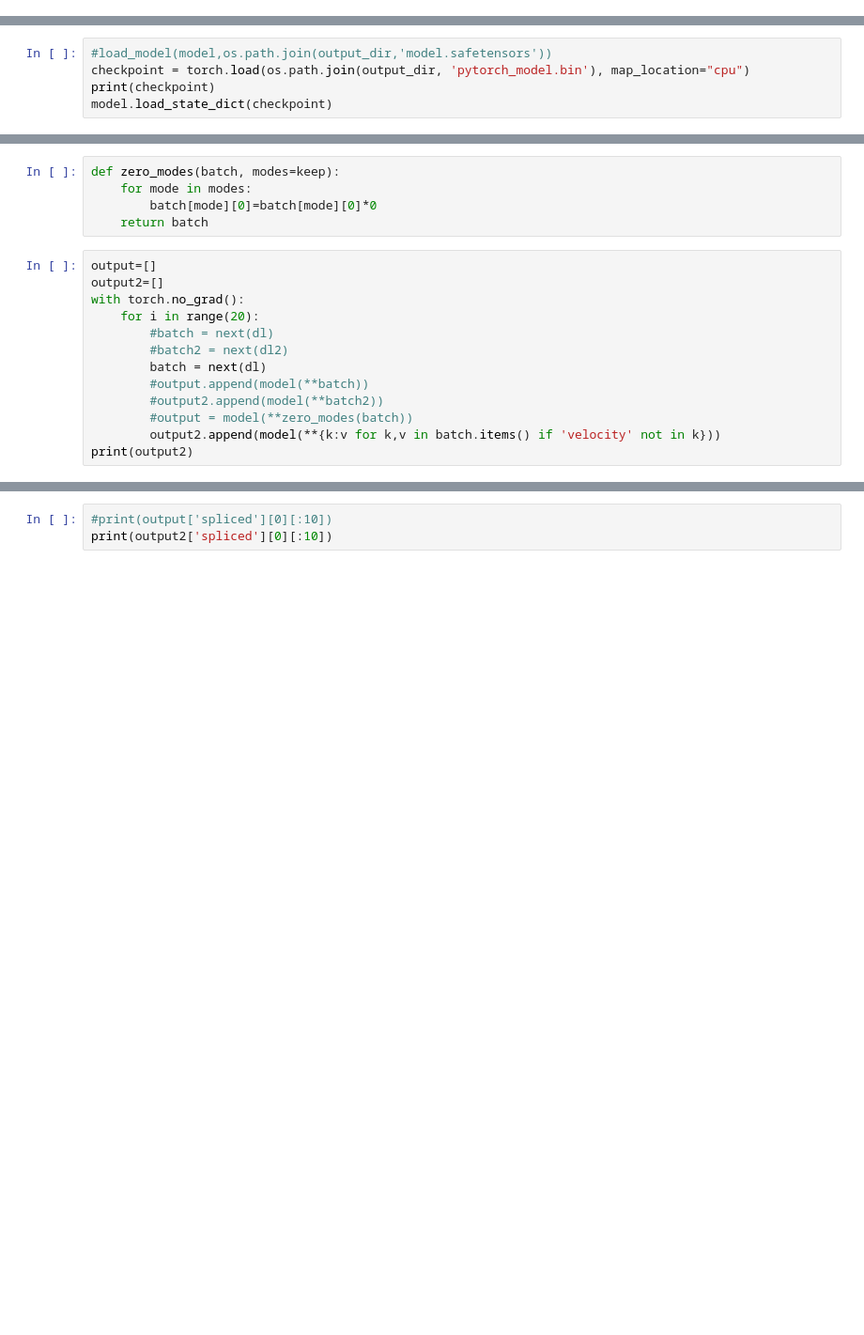
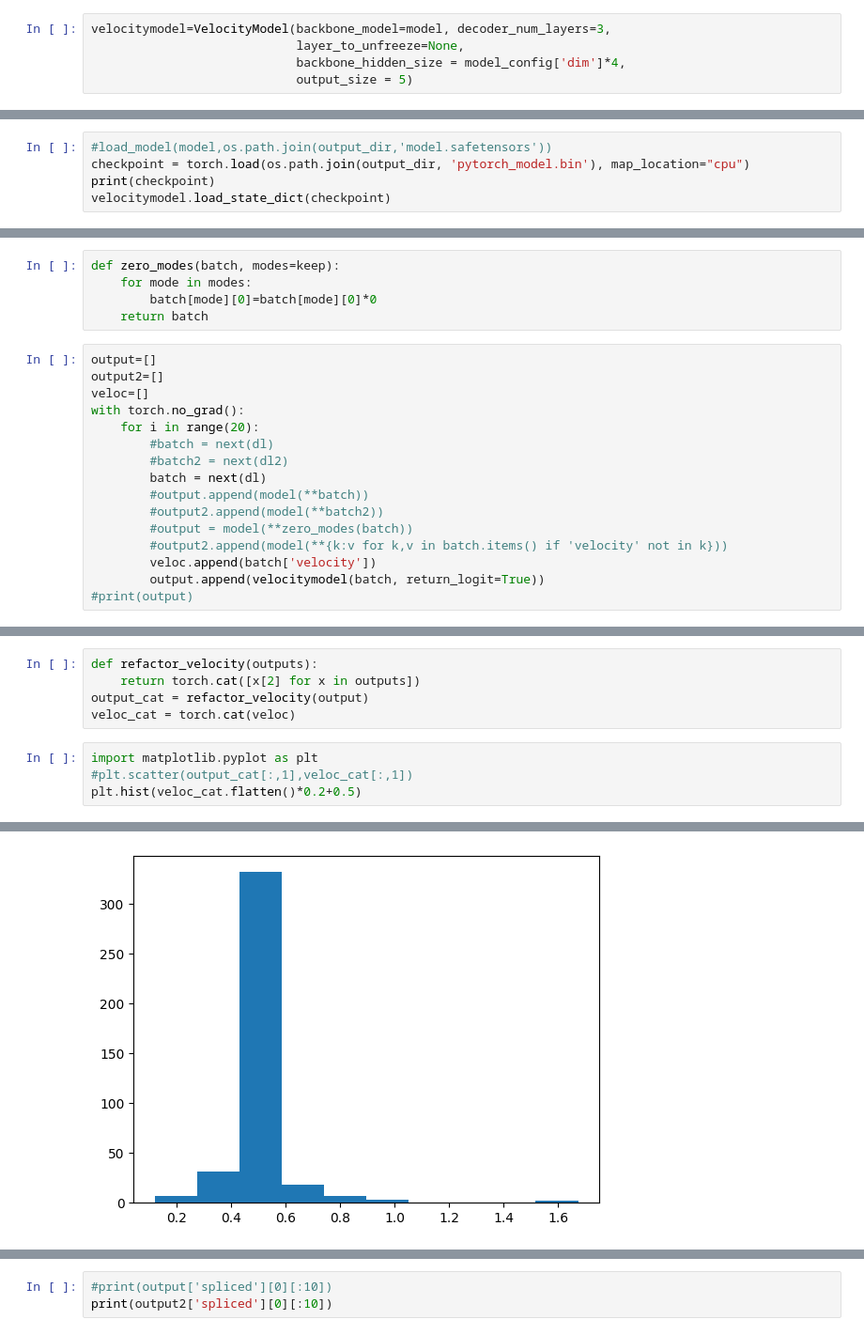
Before and after one commit to josiahbjorgaard/mca-paper, a Jupyter notebook: ModelPrototyping.ipynb, the cells around one changed output, grey strips where cells are left out. Shown at 94% size. Cells and saved outputs as stored; diff of their text form; blank space fills up the shorter version.

```diff
--- a/ModelPrototyping.ipynb
+++ b/ModelPrototyping.ipynb
@@ -369,3 +369,8 @@ model = BioZorro(**model_config)
 model.eval()
 with torch.no_grad():
     output1 = model(**{k:v for k,v in batch.items() if 'velocity' not in k})
+# %%
+velocitymodel=VelocityModel(backbone_model=model, decoder_num_layers=3,
+                            layer_to_unfreeze=None,
+                            backbone_hidden_size = model_config['dim']*4,
+                            output_size = 5)
@@ -373,7 +396,7 @@ with torch.no_grad():
 #load_model(model,os.path.join(output_dir,'model.safetensors'))
 checkpoint = torch.load(os.path.join(output_dir, 'pytorch_model.bin'), map_location="cpu")
 print(checkpoint)
-model.load_state_dict(checkpoint)
+velocitymodel.load_state_dict(checkpoint)
 # %% [output]
 OrderedDict([('backbone_model.return_tokens', tensor([[-0.7286, -0.2966, -0.1666,  ...,  0.7813,  1.4448, -0.1701],
         [ 1.0138, -0.5824, -0.9739,  ..., -1.3634,  1.3117, -2.1966],
@@ -403,6 +424,7 @@ def zero_modes(batch, modes=keep):
 # %%
 output=[]
 output2=[]
+veloc=[]
 with torch.no_grad():
     for i in range(20):
         #batch = next(dl)
@@ -411,6 +433,8 @@ with torch.no_grad():
         #output.append(model(**batch))
         #output2.append(model(**batch2))
         #output = model(**zero_modes(batch))
-        output2.append(model(**{k:v for k,v in batch.items() if 'velocity' not in k}))
-print(output2)
+        #output2.append(model(**{k:v for k,v in batch.items() if 'velocity' not in k}))
+        veloc.append(batch['velocity'])
+        output.append(velocitymodel(batch, return_logit=True))
+#print(output)
 # %% [output]
@@ -433,0 +458,10 @@ print(output2)
+# %%
+def refactor_velocity(outputs):
+    return torch.cat([x[2] for x in outputs])
+output_cat = refactor_velocity(output)
+veloc_cat = torch.cat(veloc)
+# %%
+import matplotlib.pyplot as plt
+#plt.scatter(output_cat[:,1],veloc_cat[:,1])
+plt.hist(veloc_cat.flatten()*0.2+0.5)
+# %% [output]
@@ -434,3 +473,4 @@ print(output2)
+[figure, added]
 # %%
 def refactor(outputs):
     #print(outputs)
```
Also changed, not shown: parts of 8 cells of this notebook, 3 other files.
